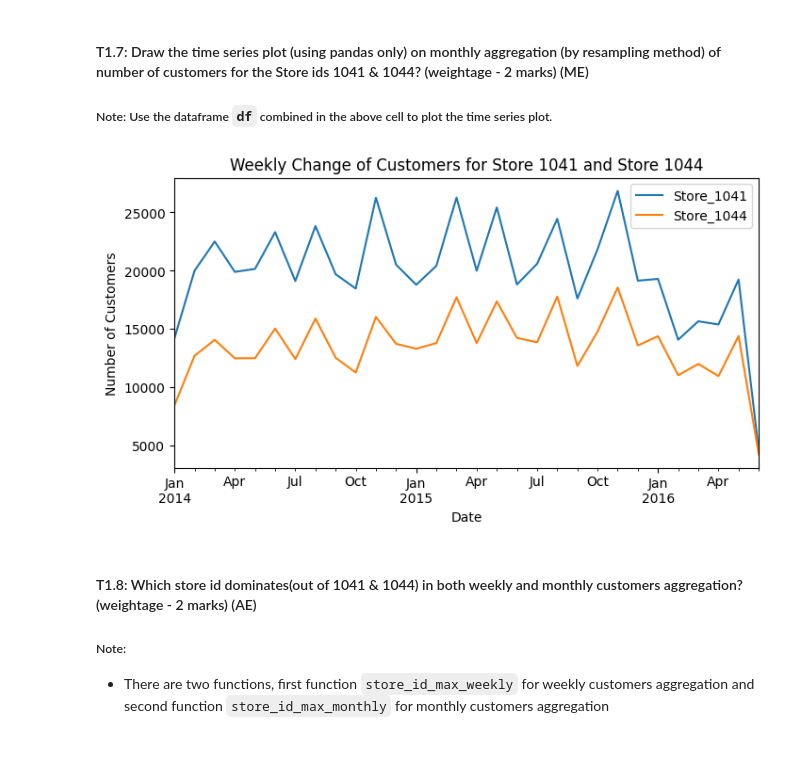
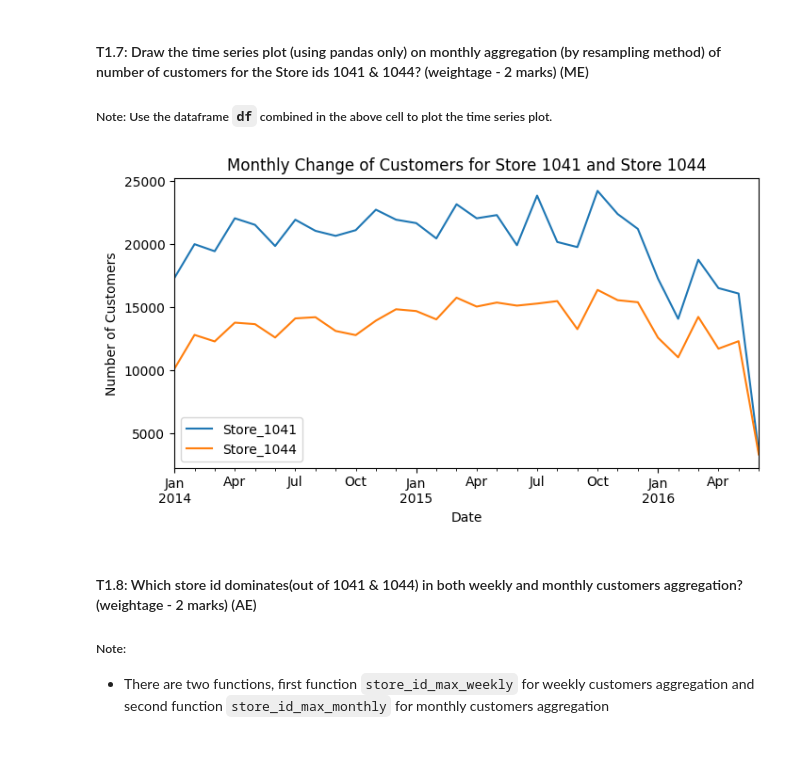
Before and after one commit to Niranjankumar-c/TimeSeries_Analysis, a Jupyter notebook: Assessment.ipynb, the cells around one changed output. Cells and saved outputs as stored; diff of their text form; code cells hidden in the pictures.

```diff
--- a/Assessment.ipynb
+++ b/Assessment.ipynb
@@ -272,12 +274,8 @@ def time_series_plot(Store50):
     store_1041_cust_info = sort_Store50[sort_Store50['Store'] == 1041]["Customers"]
     store_1044_cust_info = sort_Store50[sort_Store50['Store'] == 1044]["Customers"]
 
-    #aggregate the weekly data
-    store_1041_weekly_agg = store_1041_cust_info.resample('W').sum()
-    store_1044_weekly_agg = store_1044_cust_info.resample('W').sum()
-
     #create a dataframe
-    df = pd.DataFrame({'Store_1041': store_1041_weekly_agg, 'Store_1044': store_1044_weekly_agg})
+    df = pd.DataFrame({'Store_1041': store_1041_cust_info, 'Store_1044': store_1044_cust_info})
 
     # code ends here
     return df
@@ -321,15 +302,14 @@ plt.show()
 ##### Note: Use the dataframe `df` combined in the above cell to plot the time series plot.
 # %%
 ## Resample the data into a monthly time series to understand how the number of the customers change monthy?
-#using the df on a monthly aggregation
 df.resample('M').sum().plot(figsize=(8, 4))
-plt.title("Weekly Change of Customers for Store 1041 and Store 1044")
+plt.title("Monthly Change of Customers for Store 1041 and Store 1044")
 plt.xlabel("Date")
 plt.ylabel("Number of Customers")
 plt.legend()
 plt.show()
 # %% [output]
-[figure, old version]
+[figure, new version]
 # %% [markdown]
 #### T1.8: Which store id dominates(out of 1041 & 1044) in both weekly and monthly customers aggregation?      (weightage - 2 marks) (AE)
 
```
Also changed, not shown: parts of 56 cells of this notebook, 5 other files.
